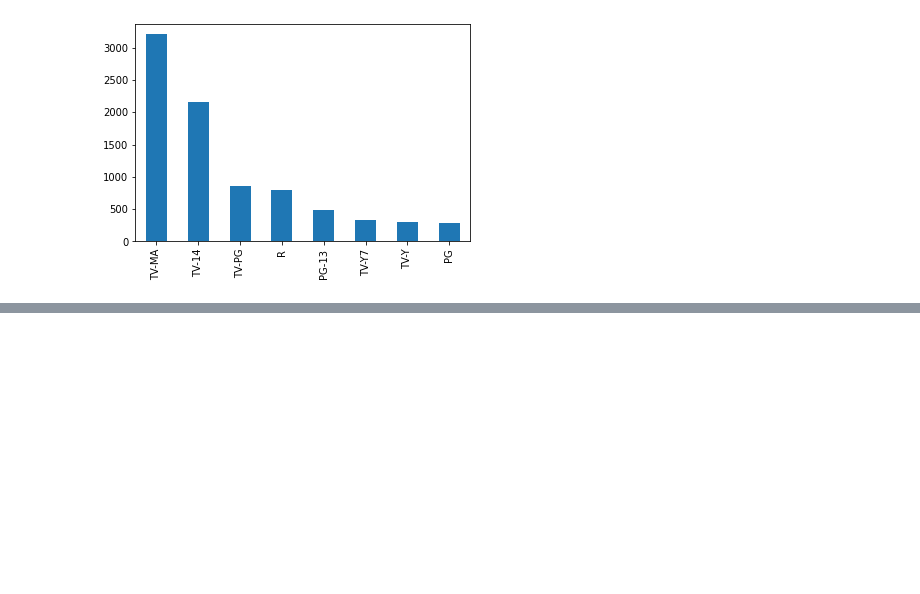
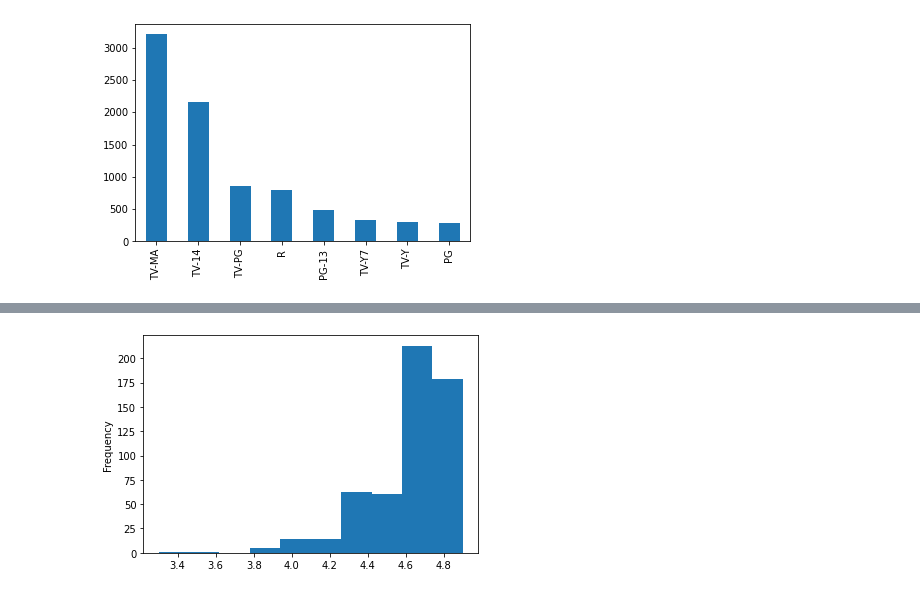
Before and after one commit to tornikeo/python_pandas_matplot_practice, a Jupyter notebook: Python_and_Pandas_Review.ipynb, the cells around one changed output, grey strips where cells are left out. Cells and saved outputs as stored; diff of their text form; code cells hidden in the pictures; blank space fills up the shorter version.

```diff
--- a/Python_and_Pandas_Review.ipynb
+++ b/Python_and_Pandas_Review.ipynb
@@ -625,0 +731,7 @@ netflix.rating.value_counts().head(8).plot(kind='bar');
+# %%
+###histograms automatically include the value counts...so no need to do .value_count()
+###
+
+bestsellers['User Rating'].plot(kind='hist');
+# %% [output]
+[figure, added]
```
Also changed, not shown: parts of 49 cells of this notebook.
